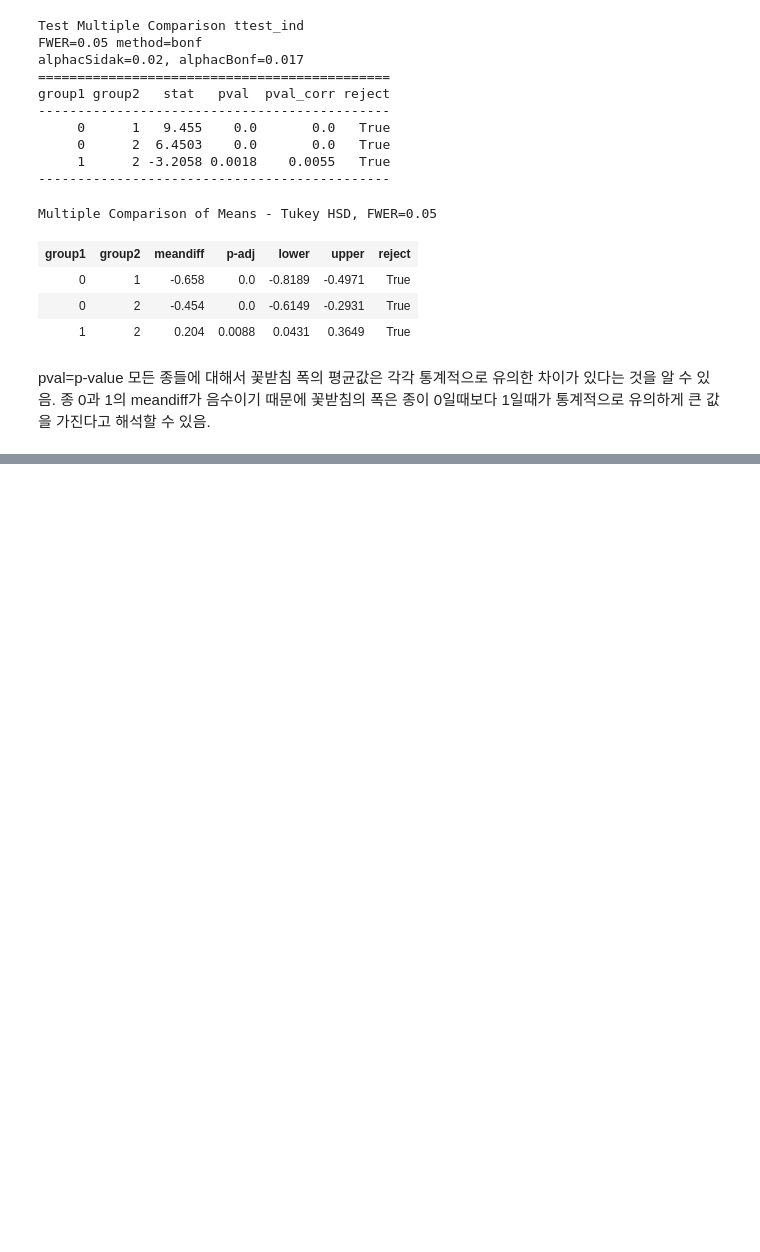
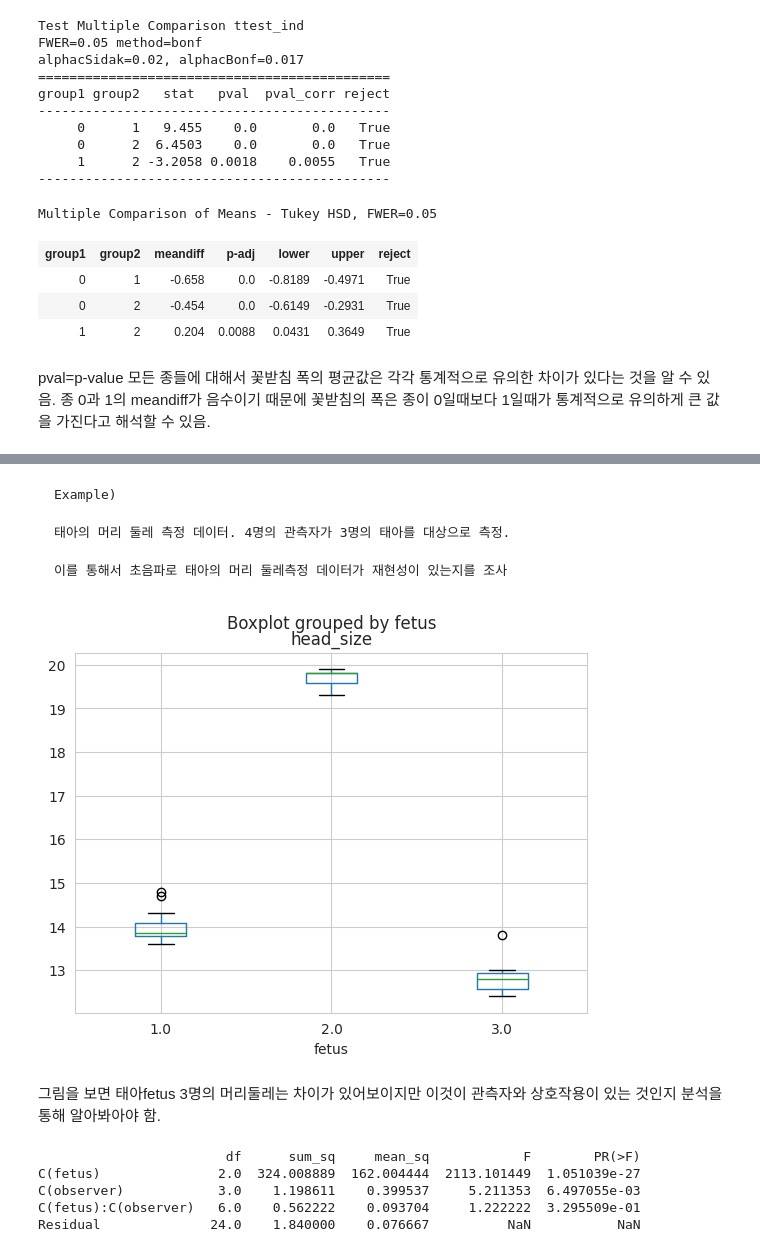
Before and after one commit to GUNWOOOH/ADP_-, a Jupyter notebook: ADP실습_1주차_통계분석.ipynb, the cells around one changed output, grey strips where cells are left out. Drawn from its saved outputs; the diff is of its cells as text; code cells hidden in the pictures; blank space fills up the shorter version.

```diff
--- a/ADP실습_1주차_통계분석.ipynb
+++ b/ADP실습_1주차_통계분석.ipynb
@@ -412,0 +418,37 @@ pval=p-value 모든 종들에 대해서 꽃받침 폭의 평균값은 각각 통
+# %% [markdown]
+    Example)
+
+    태아의 머리 둘레 측정 데이터. 4명의 관측자가 3명의 태아를 대상으로 측정.
+
+    이를 통해서 초음파로 태아의 머리 둘레측정 데이터가 재현성이 있는지를 조사
+# %%
+import pandas as pd
+import numpy as np
+import urllib
+import matplotlib.pyplot as plt
+
+inFile = 'altman_12_6.txt'
+url_base = 'https://raw.githubusercontent.com/thomas-haslwanter/statsintro_python/master/ipynb/Data/data_altman/'
+url = url_base + inFile
+data = np.genfromtxt(urllib.request.urlopen(url), delimiter=',')
+
+data = pd.DataFrame(data, columns=['head_size','fetus','observer'])
+data.boxplot(column='head_size', by='fetus')
+plt.show()
+# %% [output]
+[figure, added]
+# %% [markdown]
+그림을 보면 태아fetus 3명의 머리둘레는 차이가 있어보이지만 이것이 관측자와 상호작용이 있는 것인지 분석을 통해 알아봐아야 함.
+# %%
+from statsmodels.formula.api import ols
+from statsmodels.stats.anova import anova_lm
+
+formula = 'head_size ~ C(fetus)+C(observer)+C(fetus):C(observer)'
+lm = ols(formula, data).fit()
+print(anova_lm(lm))
+# %% [output]
+                        df      sum_sq     mean_sq            F        PR(>F)
+C(fetus)               2.0  324.008889  162.004444  2113.101449  1.051039e-27
+C(observer)            3.0    1.198611    0.399537     5.211353  6.497055e-03
+C(fetus):C(observer)   6.0    0.562222    0.093704     1.222222  3.295509e-01
+Residual              24.0    1.840000    0.076667          NaN           NaN
```
Also changed, not shown: parts of 27 cells of this notebook.
